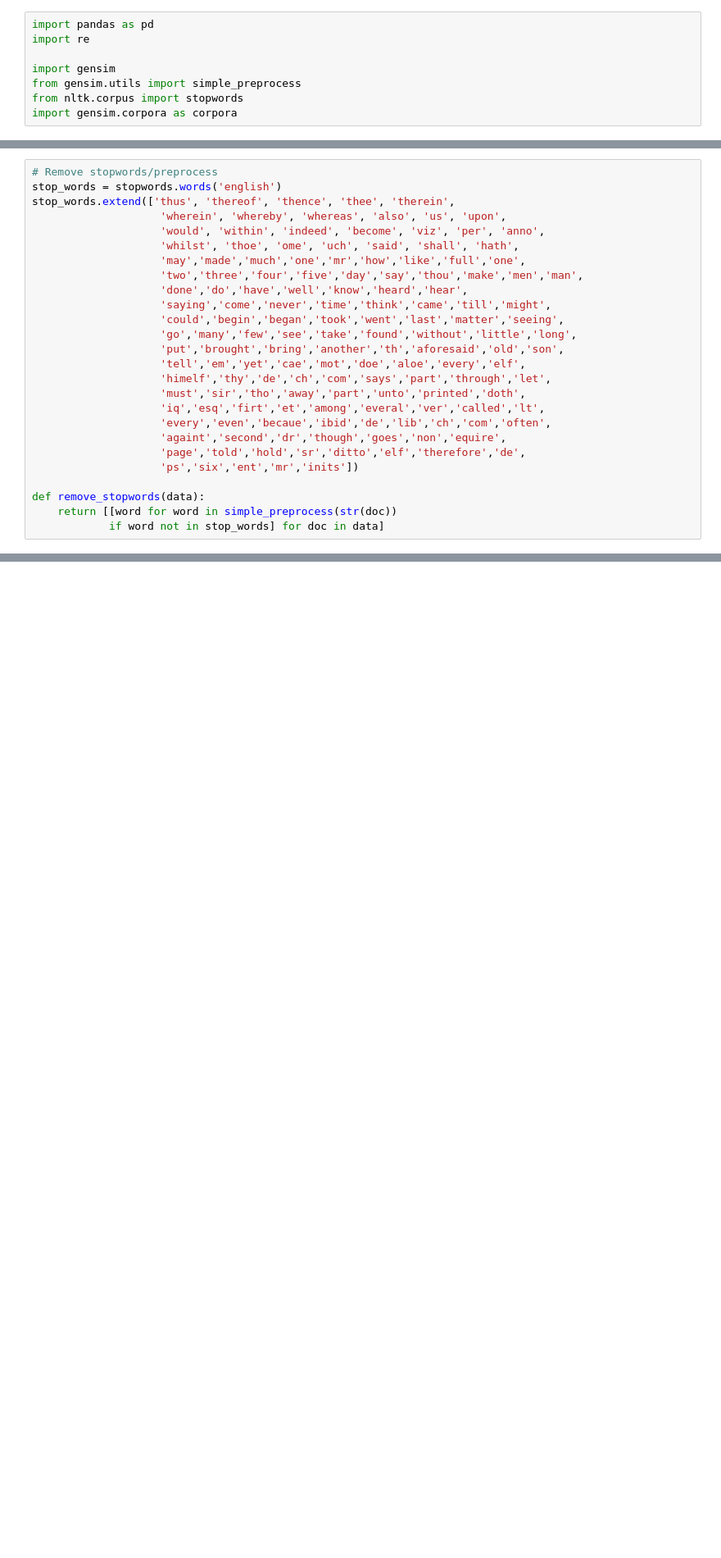
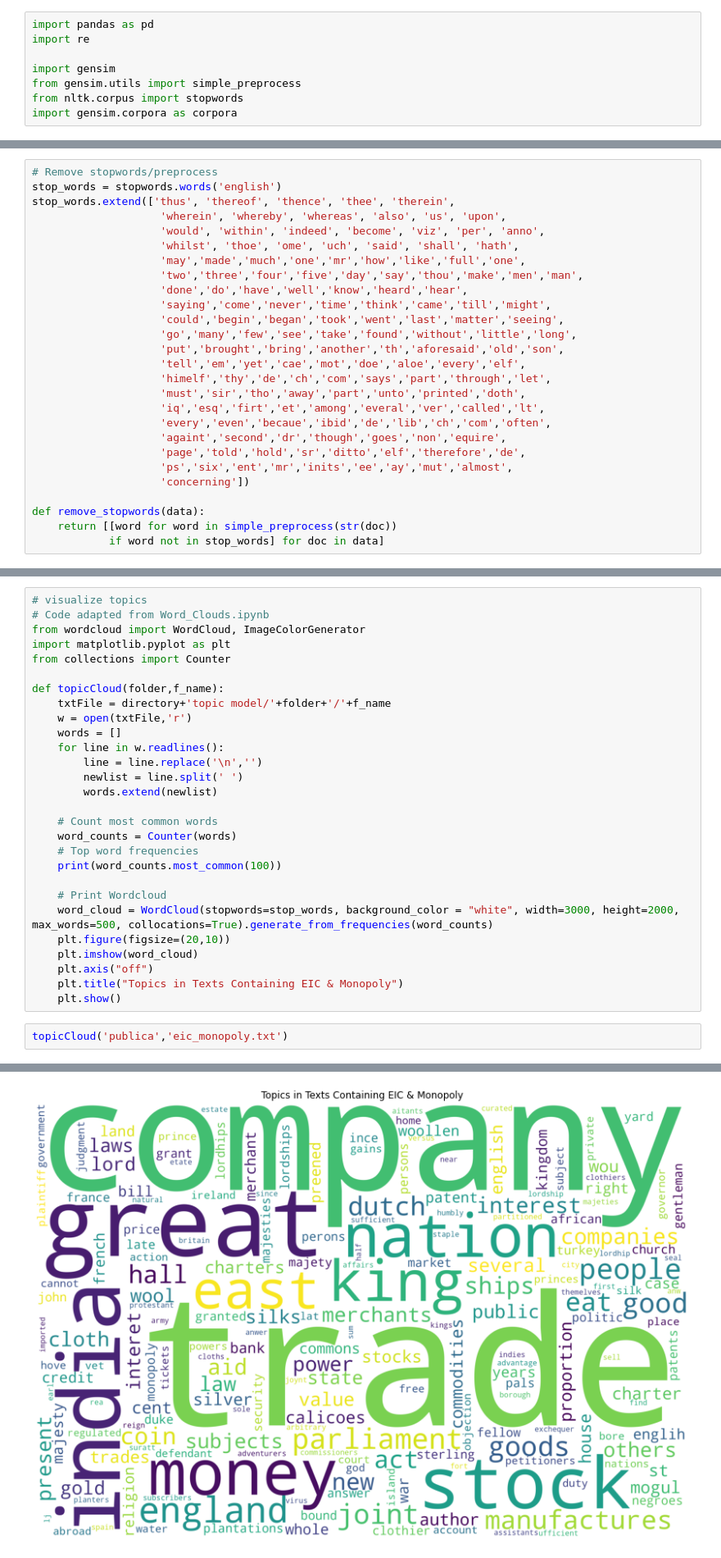
Before and after one commit to hsmith221/ECBC-21-22, a Jupyter notebook: Topic_Modeling/topics.ipynb, the cells around one changed output, grey strips where cells are left out. Shown at 82% size. Saved outputs shown, nothing was run; the diff lists cells and outputs as text; blank space fills up the shorter version.

Commit message:
finish topic modeling + topic clouds

```diff
--- a/Topic_Modeling/topics.ipynb
+++ b/Topic_Modeling/topics.ipynb
@@ -36,7 +33,8 @@ stop_words.extend(['thus', 'thereof', 'thence', 'thee', 'therein',
                     'every','even','becaue','ibid','de','lib','ch','com','often',
                     'againt','second','dr','though','goes','non','equire',
                     'page','told','hold','sr','ditto','elf','therefore','de',
-                    'ps','six','ent','mr','inits'])
+                    'ps','six','ent','mr','inits','ee','ay','mut','almost',
+                    'concerning'])
 
 def remove_stopwords(data):
     return [[word for word in simple_preprocess(str(doc))
@@ -159,0 +167,31 @@ Altera:  5
+# %%
+# visualize topics
+# Code adapted from Word_Clouds.ipynb
+from wordcloud import WordCloud, ImageColorGenerator
+import matplotlib.pyplot as plt
+from collections import Counter
+
+def topicCloud(folder,f_name):
+    txtFile = directory+'topic model/'+folder+'/'+f_name
+    w = open(txtFile,'r')
+    words = []
+    for line in w.readlines():
+        line = line.replace('\n','')
+        newlist = line.split(' ')
+        words.extend(newlist)
+
+    # Count most common words
+    word_counts = Counter(words)
+    # Top word frequencies
+    print(word_counts.most_common(100))
+
+    # Print Wordcloud
+    word_cloud = WordCloud(stopwords=stop_words, background_color = "white", width=3000, height=2000, max_words=500, collocations=True).generate_from_frequencies(word_counts)
+    plt.figure(figsize=(20,10))
+    plt.imshow(word_cloud)
+    plt.axis("off")
+    plt.title("Topics in Texts Containing EIC & Monopoly")
+    plt.show()
+# %%
+topicCloud('publica','eic_monopoly.txt')
+# %% [output]
@@ -160,2 +199,3 @@ Altera:  5
+[figure, added]
 # %%
 def examine(folder,f_name):
```
Also changed, not shown: parts of 12 cells of this notebook, 21 other files.
